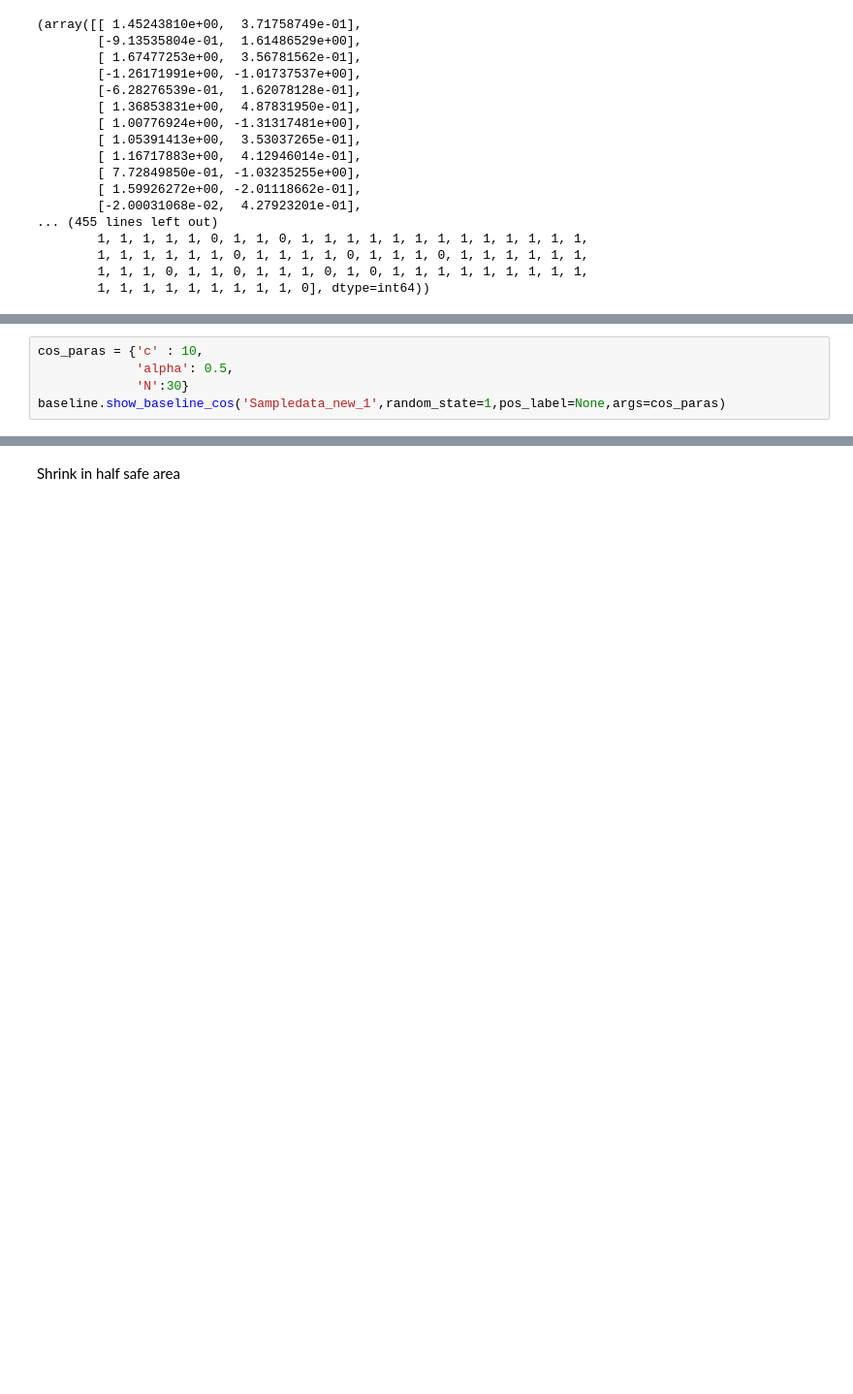
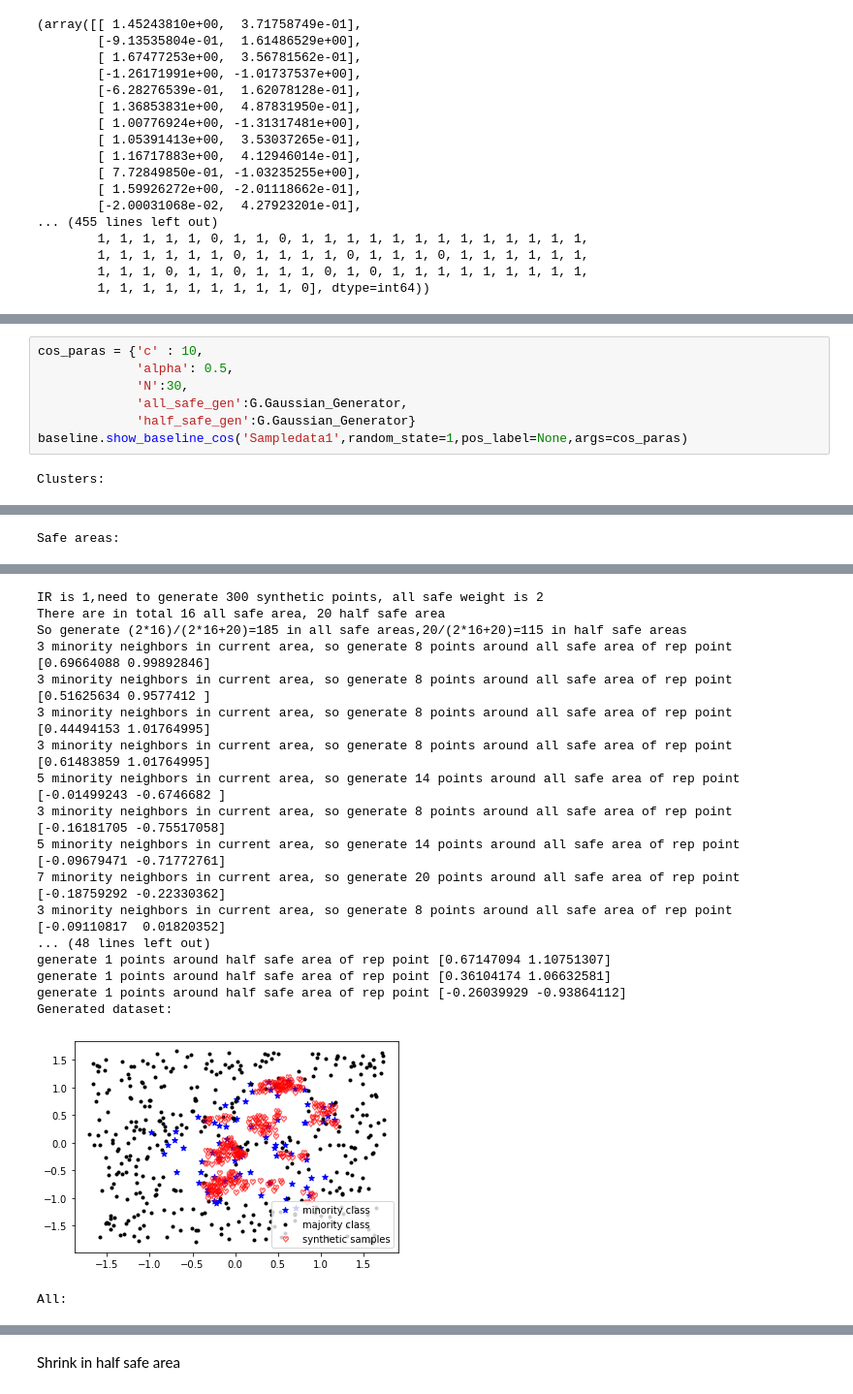
Before and after one commit to ghostqriver/AROSS, a Jupyter notebook: 10.9 Baseline implementation.ipynb, the cells around one changed output, grey strips where cells are left out. Shown at 97% size. Drawn from its saved outputs; the diff is of its cells as text; blank space fills up the shorter version.

```diff
--- a/10.9 Baseline implementation.ipynb
+++ b/10.9 Baseline implementation.ipynb
@@ -238,5 +247,9 @@ baseline.baseline('recall','random_forest',k=10,pos_label=None,excel_name=None,s
 # %%
 cos_paras = {'c' : 10,
              'alpha': 0.5,
-             'N':30}
-baseline.show_baseline_cos('Sampledata_new_1',random_state=1,pos_label=None,args=cos_paras)
+             'N':30,
+             'all_safe_gen':G.Gaussian_Generator,
+             'half_safe_gen':G.Gaussian_Generator}
+baseline.show_baseline_cos('Sampledata1',random_state=1,pos_label=None,args=cos_paras)
+# %% [output]
+Clusters:
@@ -242,0 +257 @@ baseline.show_baseline_cos('Sampledata_new_1',random_state=1,pos_label=None,args
+Safe areas:
@@ -242,0 +259,19 @@ baseline.show_baseline_cos('Sampledata_new_1',random_state=1,pos_label=None,args
+IR is 1,need to generate 300 synthetic points, all safe weight is 2
+There are in total 16 all safe area, 20 half safe area
+So generate (2*16)/(2*16+20)=185 in all safe areas,20/(2*16+20)=115 in half safe areas
+3 minority neighbors in current area, so generate 8 points around all safe area of rep point [0.69664088 0.99892846]
+3 minority neighbors in current area, so generate 8 points around all safe area of rep point [0.51625634 0.9577412 ]
+3 minority neighbors in current area, so generate 8 points around all safe area of rep point [0.44494153 1.01764995]
+3 minority neighbors in current area, so generate 8 points around all safe area of rep point [0.61483859 1.01764995]
+5 minority neighbors in current area, so generate 14 points around all safe area of rep point [-0.01499243 -0.6746682 ]
+3 minority neighbors in current area, so generate 8 points around all safe area of rep point [-0.16181705 -0.75517058]
+5 minority neighbors in current area, so generate 14 points around all safe area of rep point [-0.09679471 -0.71772761]
+7 minority neighbors in current area, so generate 20 points around all safe area of rep point [-0.18759292 -0.22330362]
+3 minority neighbors in current area, so generate 8 points around all safe area of rep point [-0.09110817  0.01820352]
+... (48 lines left out)
+generate 1 points around half safe area of rep point [0.67147094 1.10751307]
+generate 1 points around half safe area of rep point [0.36104174 1.06632581]
+generate 1 points around half safe area of rep point [-0.26039929 -0.93864112]
+Generated dataset:
+[figure, added]
+All:
```
Also changed, not shown: parts of 24 cells of this notebook, 2 other files.
